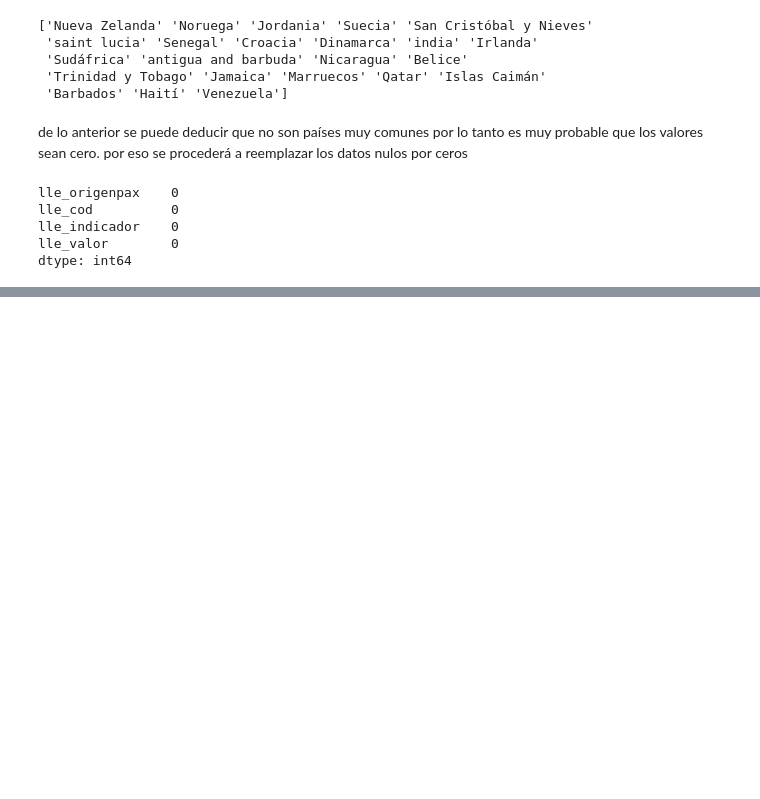
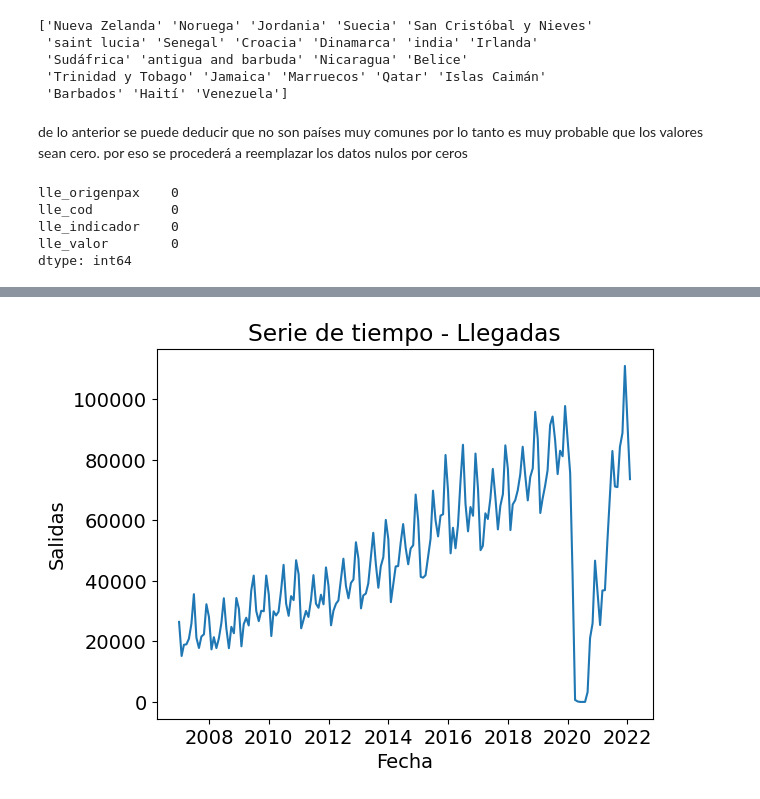
Before and after one commit to LuisLonDev/proyecto-analisis, a Jupyter notebook: proyecto_analisis.ipynb, the cells around one changed output, grey strips where cells are left out. Saved outputs shown, nothing was run; the diff lists cells and outputs as text; code cells hidden in the pictures; blank space fills up the shorter version.

```diff
--- a/proyecto_analisis.ipynb
+++ b/proyecto_analisis.ipynb
@@ -13,6 +13,11 @@ en el siguiente paso se cargan los datos de legadas y salidas internacionales de
 # %%
 import pandas as pd
 import numpy as np
+import matplotlib.pylab as plt
+import warnings
+plt.rcParams.update({'font.size': 14})
+warnings.filterwarnings('ignore')
+
 
 
 arrivals = pd.read_csv("./llegada_mensual_pasajeros_aeropuerto_de_origen_internacional.csv", sep = ';')
@@ -146,0 +238,8 @@ dtype: int64
+# %%
+# Ordenar los datos por fecha
+arrivals = arrivals.sort_index()
+arrivals['lle_valor'] = pd.to_numeric(arrivals['lle_valor'], errors='coerce')
+
+# Agrupar los datos por país de origen y calcular la suma de llegadas
+arrivals_dates = arrivals.groupby('lle_periodo')['lle_valor'].sum()
+arrivals_dates
@@ -146,0 +281,9 @@ dtype: int64
+# %%
+# Datos de llegadas
+plt.plot(arrivals_dates.index, arrivals_dates)
+plt.xlabel('Fecha')
+plt.ylabel('Salidas')
+plt.title('Serie de tiempo - Llegadas')
+plt.show()
+# %% [output]
+[figure, added]
```
Also changed, not shown: parts of 25 cells of this notebook.
